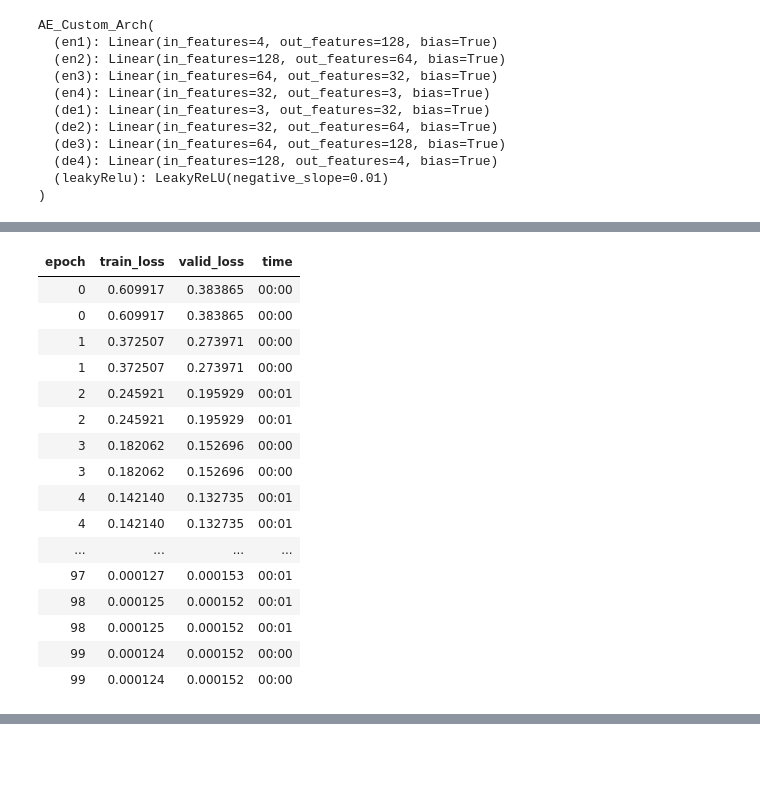
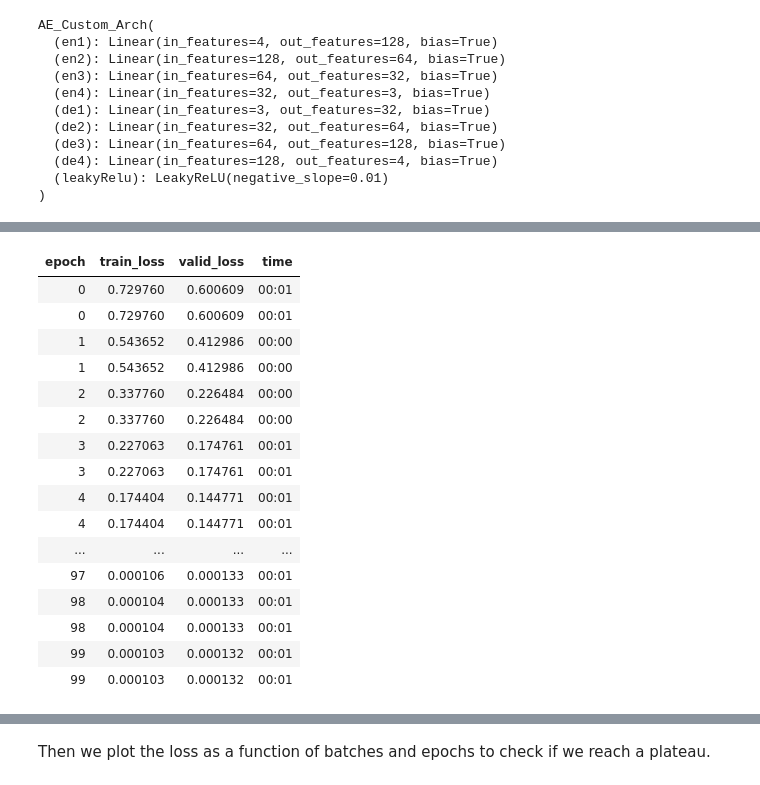
Before and after one commit to ekdnam/GSoC_HSF_ATLAS, a Jupyter notebook: AE_Custom_Arch_LeakyReLu.ipynb, the cells around one changed output, grey strips where cells are left out. Saved outputs shown, nothing was run; the diff lists cells and outputs as text; code cells hidden in the pictures; blank space fills up the shorter version.

```diff
--- a/AE_Custom_Arch_LeakyReLu.ipynb
+++ b/AE_Custom_Arch_LeakyReLu.ipynb
@@ -148,27 +209,28 @@ Learning rate with the steepest gradient: 0.033113110810518265
 # %%
 import time
 
 start = time.perf_counter() # Starts timer
 # train our autoencoder for 100 epochs
+lr_steep = 0.033113110810518265
 learn.fit_one_cycle(100, lr_steep)
 end = time.perf_counter() # Ends timer
 delta_t = end - start
 print('Training took', delta_t, 'seconds')
 # %% [output]
 | epoch | train_loss | valid_loss | time |
-| 0 | 0.609917 | 0.383865 | 00:00 |
-| 0 | 0.609917 | 0.383865 | 00:00 |
-| 1 | 0.372507 | 0.273971 | 00:00 |
-| 1 | 0.372507 | 0.273971 | 00:00 |
-| 2 | 0.245921 | 0.195929 | 00:01 |
-| 2 | 0.245921 | 0.195929 | 00:01 |
-| 3 | 0.182062 | 0.152696 | 00:00 |
-| 3 | 0.182062 | 0.152696 | 00:00 |
-| 4 | 0.142140 | 0.132735 | 00:01 |
-| 4 | 0.142140 | 0.132735 | 00:01 |
+| 0 | 0.729760 | 0.600609 | 00:01 |
+| 0 | 0.729760 | 0.600609 | 00:01 |
+| 1 | 0.543652 | 0.412986 | 00:00 |
+| 1 | 0.543652 | 0.412986 | 00:00 |
+| 2 | 0.337760 | 0.226484 | 00:00 |
+| 2 | 0.337760 | 0.226484 | 00:00 |
+| 3 | 0.227063 | 0.174761 | 00:01 |
+| 3 | 0.227063 | 0.174761 | 00:01 |
+| 4 | 0.174404 | 0.144771 | 00:01 |
+| 4 | 0.174404 | 0.144771 | 00:01 |
 | ... | ... | ... | ... |
-| 97 | 0.000127 | 0.000153 | 00:01 |
-| 98 | 0.000125 | 0.000152 | 00:01 |
-| 98 | 0.000125 | 0.000152 | 00:01 |
-| 99 | 0.000124 | 0.000152 | 00:00 |
-| 99 | 0.000124 | 0.000152 | 00:00 |
+| 97 | 0.000106 | 0.000133 | 00:01 |
+| 98 | 0.000104 | 0.000133 | 00:01 |
+| 98 | 0.000104 | 0.000133 | 00:01 |
+| 99 | 0.000103 | 0.000132 | 00:01 |
+| 99 | 0.000103 | 0.000132 | 00:01 |
@@ -176,3 +238,5 @@ Training took 103.79487230000001 seconds
+# %% [markdown]
+Then we plot the loss as a function of batches and epochs to check if we reach a plateau.
 # %%
 recorder.plot_loss()
 # %% [output]
```
Also changed, not shown: parts of 22 cells of this notebook, 8 other files.
